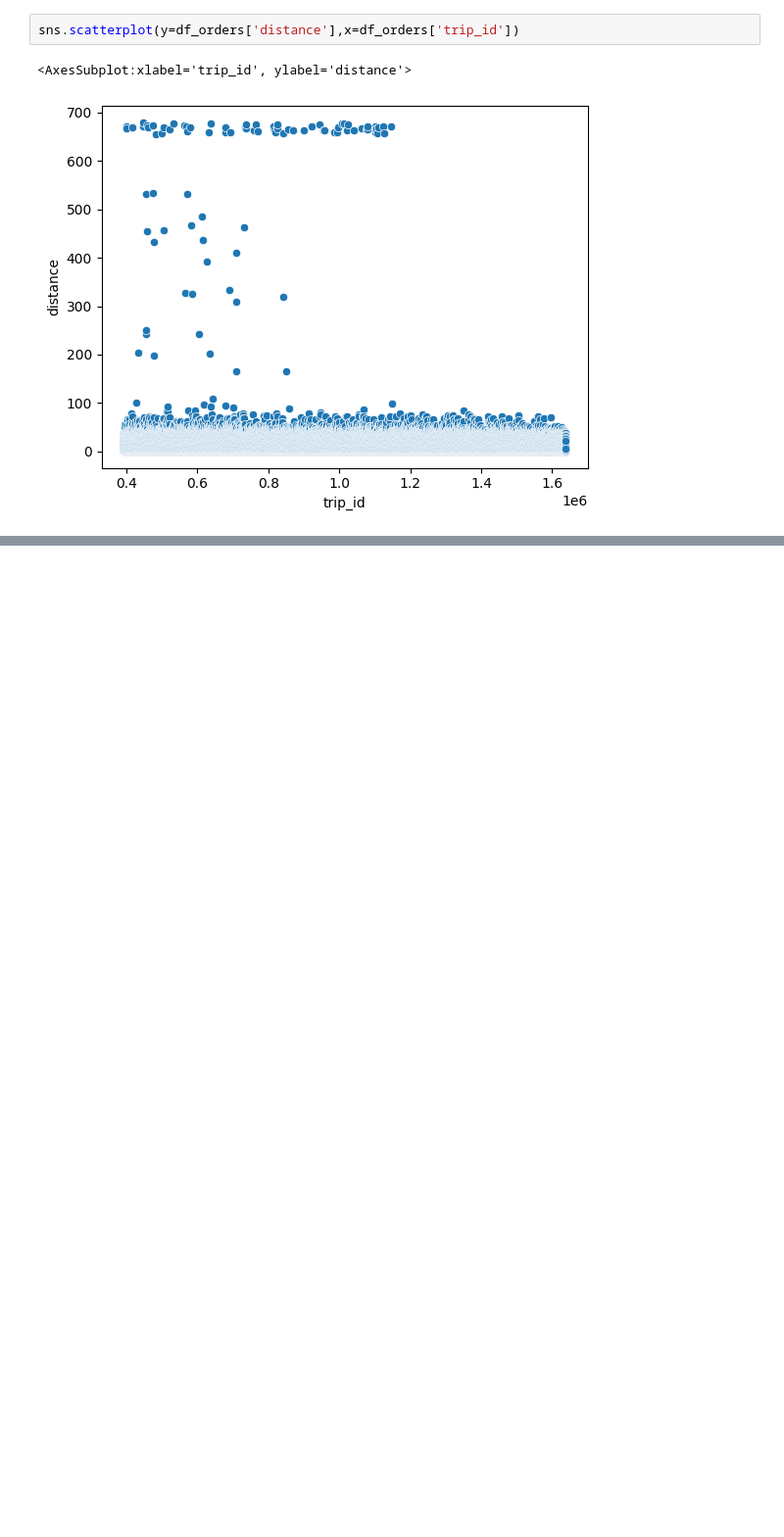
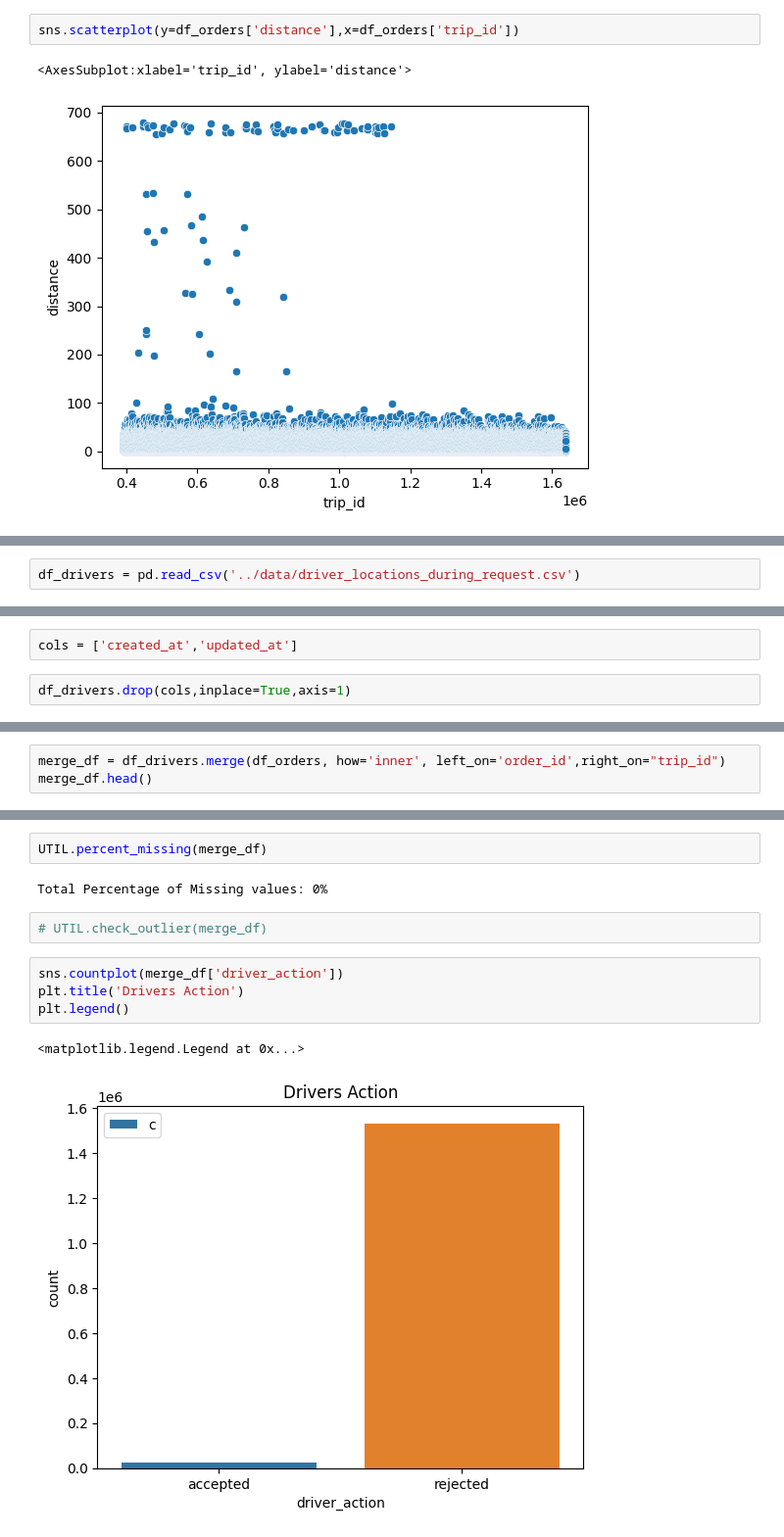
Before and after one commit to nahomHmichael/gokada-delivery-optimisation-with-causal-inference, a Jupyter notebook: notebooks/EDA.ipynb, the cells around one changed output, grey strips where cells are left out. Shown at 98% size. Drawn from its saved outputs; the diff is of its cells as text; blank space fills up the shorter version.

Commit message:
merge datasets + minor fixes

```diff
--- a/notebooks/EDA.ipynb
+++ b/notebooks/EDA.ipynb
@@ -119,0 +120,2 @@ sns.scatterplot(y=df_orders['distance'],x=df_orders['trip_id'])
+# %%
+df_drivers = pd.read_csv('../data/driver_locations_during_request.csv')
@@ -119,0 +154,4 @@ sns.scatterplot(y=df_orders['distance'],x=df_orders['trip_id'])
+# %%
+cols = ['created_at','updated_at']
+# %%
+df_drivers.drop(cols,inplace=True,axis=1)
@@ -119,0 +176,3 @@ sns.scatterplot(y=df_orders['distance'],x=df_orders['trip_id'])
+# %%
+merge_df = df_drivers.merge(df_orders, how='inner', left_on='order_id',right_on="trip_id")
+merge_df.head()
@@ -119,0 +220,13 @@ sns.scatterplot(y=df_orders['distance'],x=df_orders['trip_id'])
+# %%
+UTIL.percent_missing(merge_df)
+# %% [output]
+Total Percentage of Missing values: 0%
+# %%
+# UTIL.check_outlier(merge_df)
+# %%
+sns.countplot(merge_df['driver_action'])
+plt.title('Drivers Action')
+plt.legend()
+# %% [output]
+<matplotlib.legend.Legend at 0x...>
+[figure, added]
```
Also changed, not shown: parts of 11 cells of this notebook, 1 other file.
